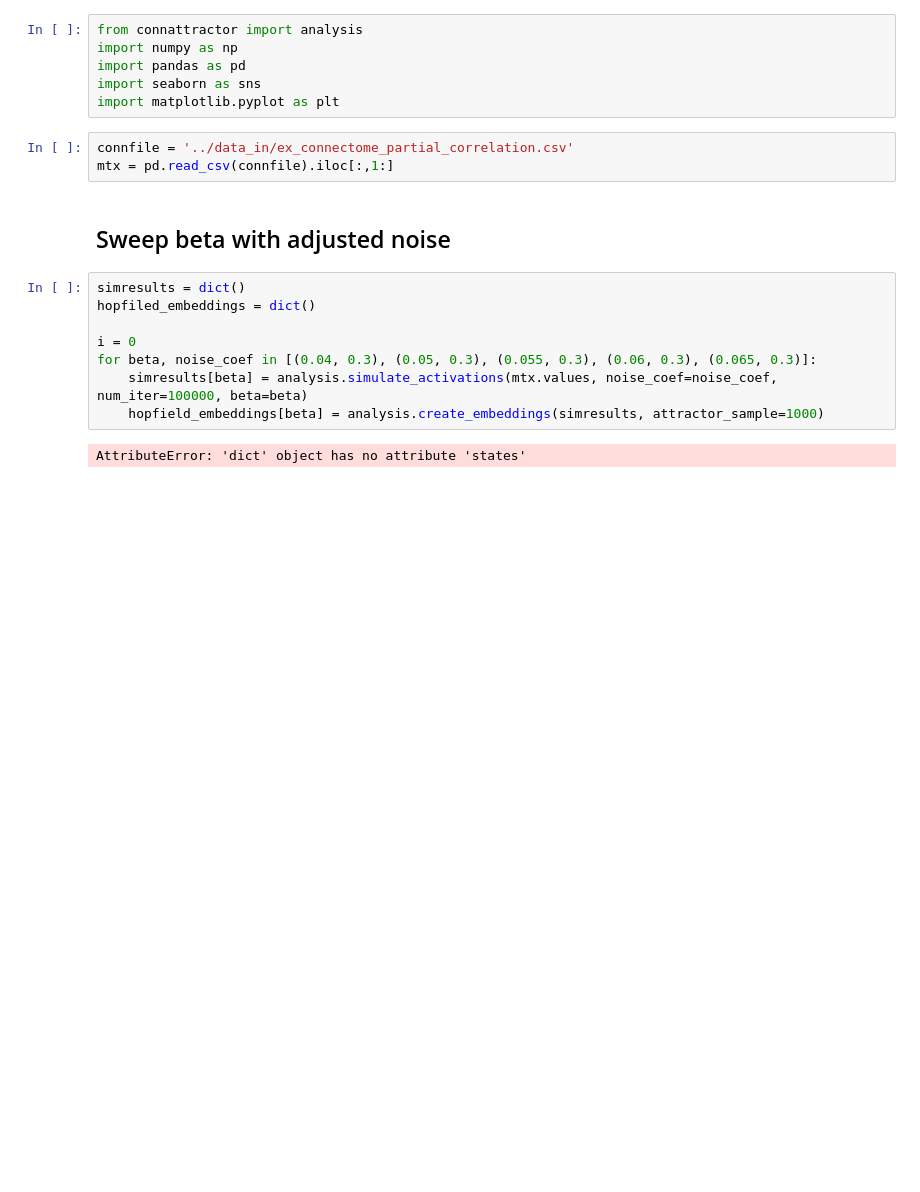
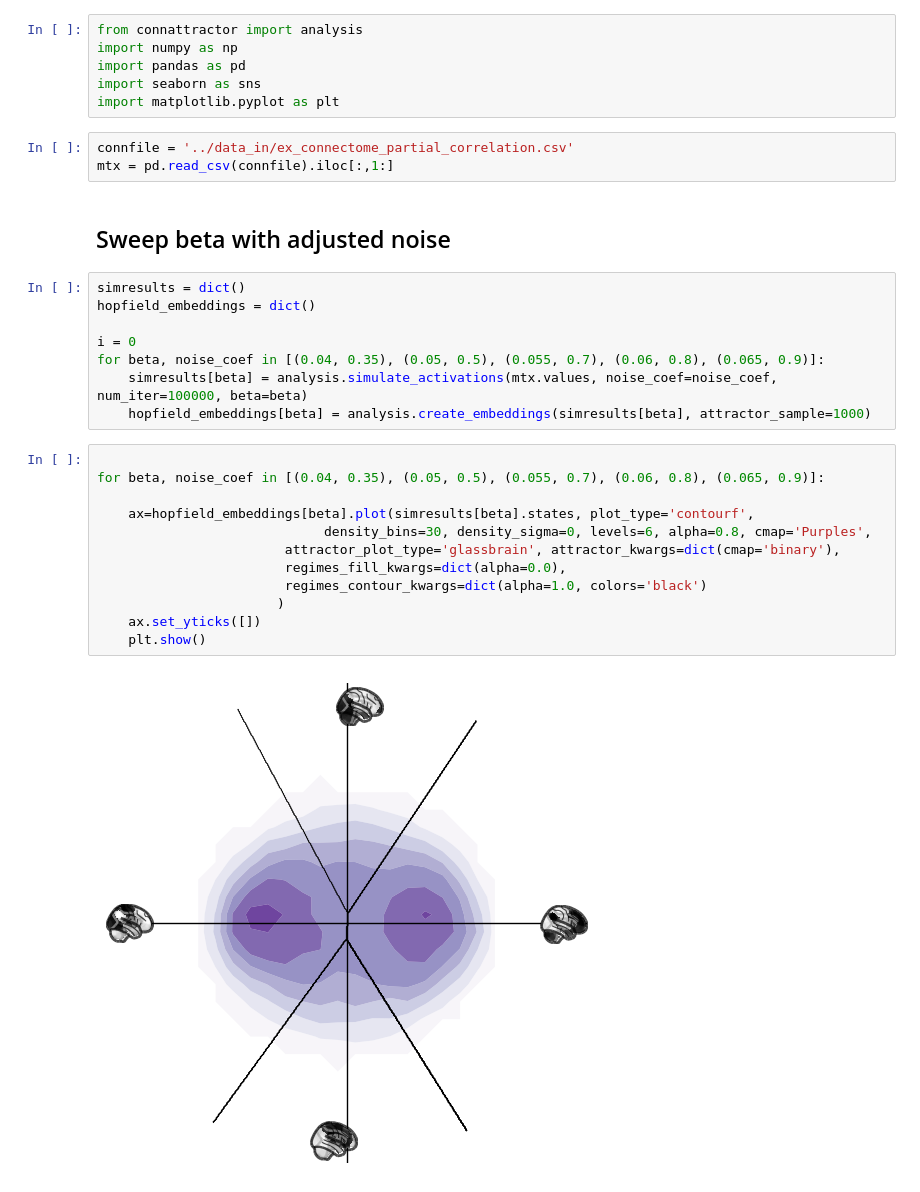
Before and after one commit to pni-lab/connattractor, a Jupyter notebook: notebooks/sweep_beta.ipynb, the cells around one changed output. Cells and saved outputs as stored; diff of their text form; blank space fills up the shorter version.

Commit message:
more data & figures

```diff
--- a/notebooks/sweep_beta.ipynb
+++ b/notebooks/sweep_beta.ipynb
@@ -11,11 +11,23 @@ mtx = pd.read_csv(connfile).iloc[:,1:]
 ## Sweep beta with adjusted noise
 # %%
 simresults = dict()
-hopfiled_embeddings = dict()
+hopfield_embeddings = dict()
 
 i = 0
-for beta, noise_coef in [(0.04, 0.3), (0.05, 0.3), (0.055, 0.3), (0.06, 0.3), (0.065, 0.3)]:
+for beta, noise_coef in [(0.04, 0.35), (0.05, 0.5), (0.055, 0.7), (0.06, 0.8), (0.065, 0.9)]:
     simresults[beta] = analysis.simulate_activations(mtx.values, noise_coef=noise_coef, num_iter=100000, beta=beta)
-    hopfield_embeddings[beta] = analysis.create_embeddings(simresults, attractor_sample=1000)
+    hopfield_embeddings[beta] = analysis.create_embeddings(simresults[beta], attractor_sample=1000)
-# %% [output]
-AttributeError: 'dict' object has no attribute 'states'
+# %%
+
+for beta, noise_coef in [(0.04, 0.35), (0.05, 0.5), (0.055, 0.7), (0.06, 0.8), (0.065, 0.9)]:
+
+    ax=hopfield_embeddings[beta].plot(simresults[beta].states, plot_type='contourf',
+                             density_bins=30, density_sigma=0, levels=6, alpha=0.8, cmap='Purples',
+                        attractor_plot_type='glassbrain', attractor_kwargs=dict(cmap='binary'),
+                        regimes_fill_kwargs=dict(alpha=0.0),
+                        regimes_contour_kwargs=dict(alpha=1.0, colors='black')
+                       )
+    ax.set_yticks([])
+    plt.show()
+# %% [output]
+[figure, added]
```
Also changed, not shown: parts of 1 cell of this notebook, 1 other file.
